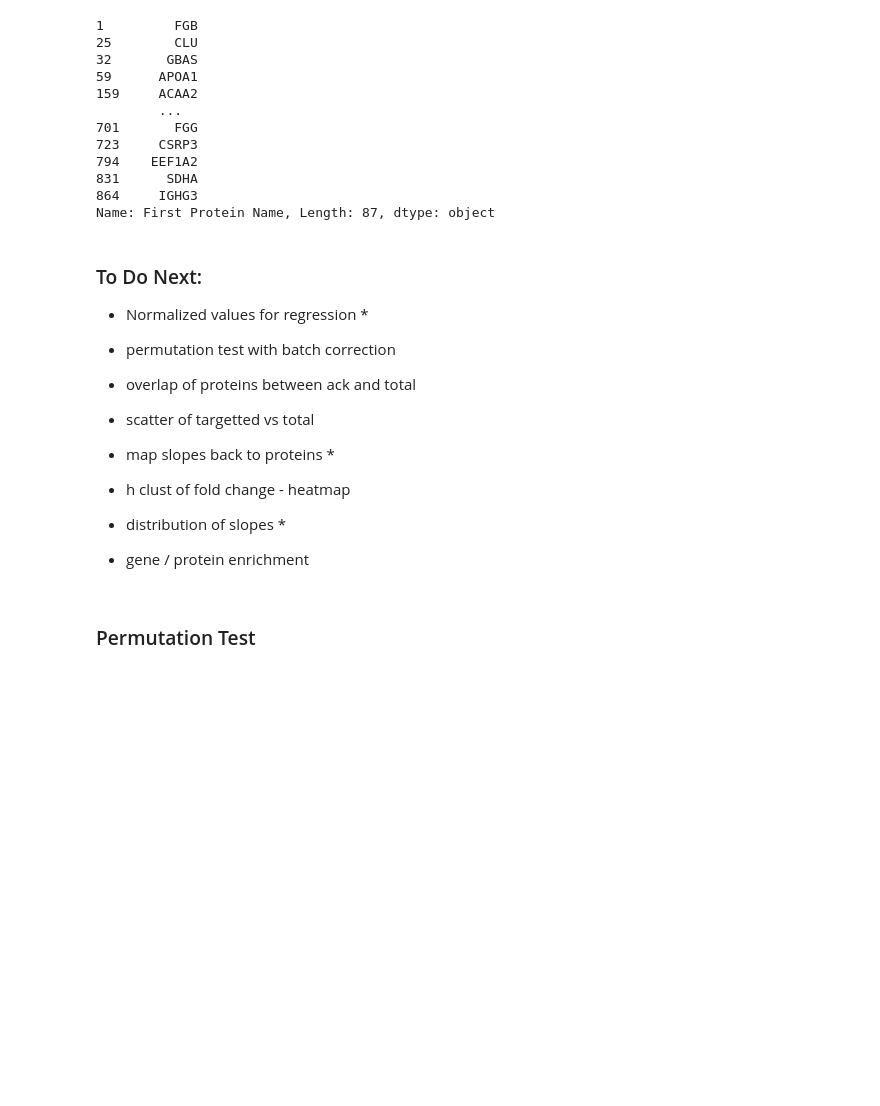
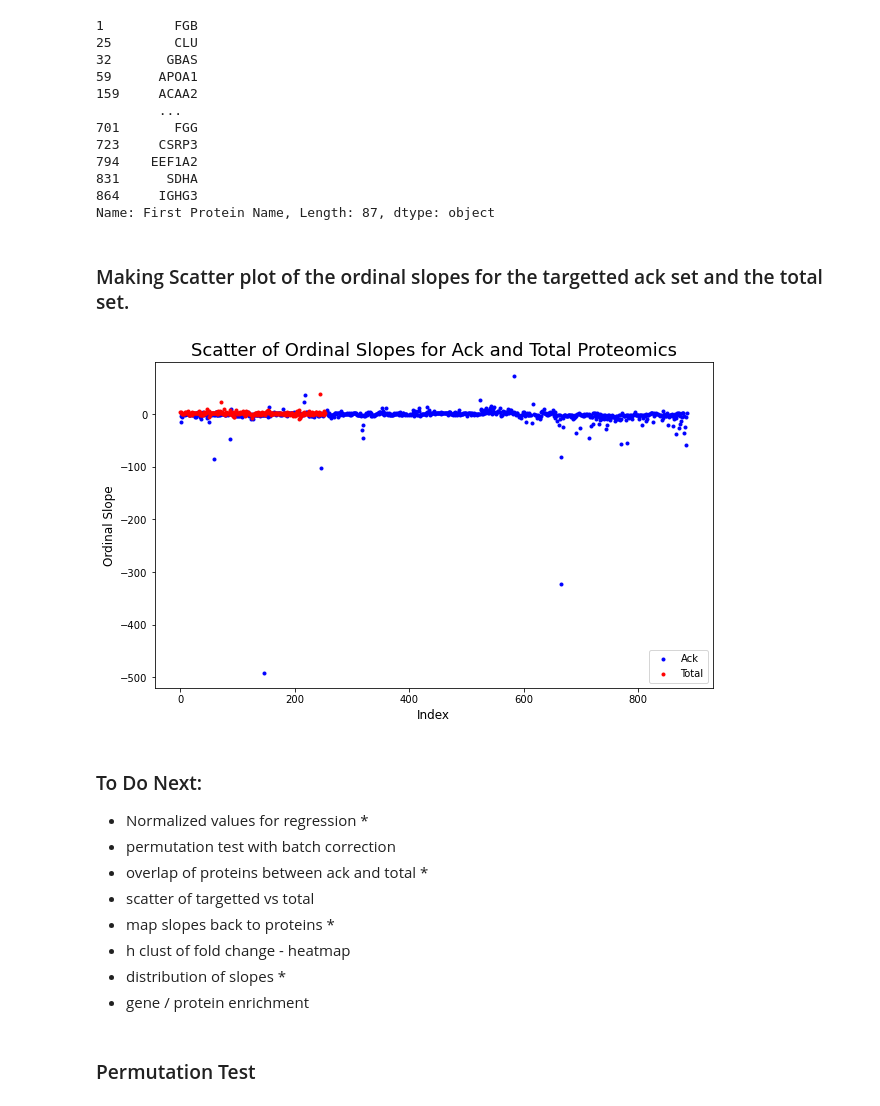
Before and after one commit to KyraGriffin/bmsip_internship_seta, a Jupyter notebook: protein_isolation.ipynb, the cells around one changed output. Saved outputs shown, nothing was run; the diff lists cells and outputs as text; code cells hidden in the pictures; blank space fills up the shorter version.

Commit message:
Created Scatter Plot of the Ack and Total proteome ordinal slopes.

```diff
--- a/protein_isolation.ipynb
+++ b/protein_isolation.ipynb
@@ -689,13 +689,34 @@ common_proteins
 831      SDHA
 864     IGHG3
 Name: First Protein Name, Length: 87, dtype: object
+# %% [markdown]
+### Making Scatter plot of the ordinal slopes for the targetted ack set and the total set.
+# %%
+ack_prot = proteomics_ack.copy()
+total_prot = proteomics_total.copy()
+
+fig = plt.figure()
+ax1 = fig.add_subplot(111)
+
+ack_prot = ack_prot.reset_index()
+total_prot = total_prot.reset_index()
+
+ax1.scatter(ack_prot['index'], ack_prot['slope_ordinal'], c='b', marker=".", label='Ack')
+ax1.scatter(total_prot['index'], total_prot['slope_ordinal'], c='r', marker=".", label='Total')
+
+plt.legend(loc='lower right');
+plt.title('Scatter of Ordinal Slopes for Ack and Total Proteomics', fontsize=18)
+plt.xlabel('Index', fontsize=12);
+plt.ylabel('Ordinal Slope', fontsize=12);
+plt.show();
+# %% [output]
+[figure, added]
 # %% [markdown]
 ### To Do Next:
 - Normalized values for regression *
 - permutation test with batch correction
-- overlap of proteins between ack and total
+- overlap of proteins between ack and total *
 - scatter of targetted vs total
-
 - map slopes back to proteins *
 - h clust of fold change - heatmap
 - distribution of slopes *
```
